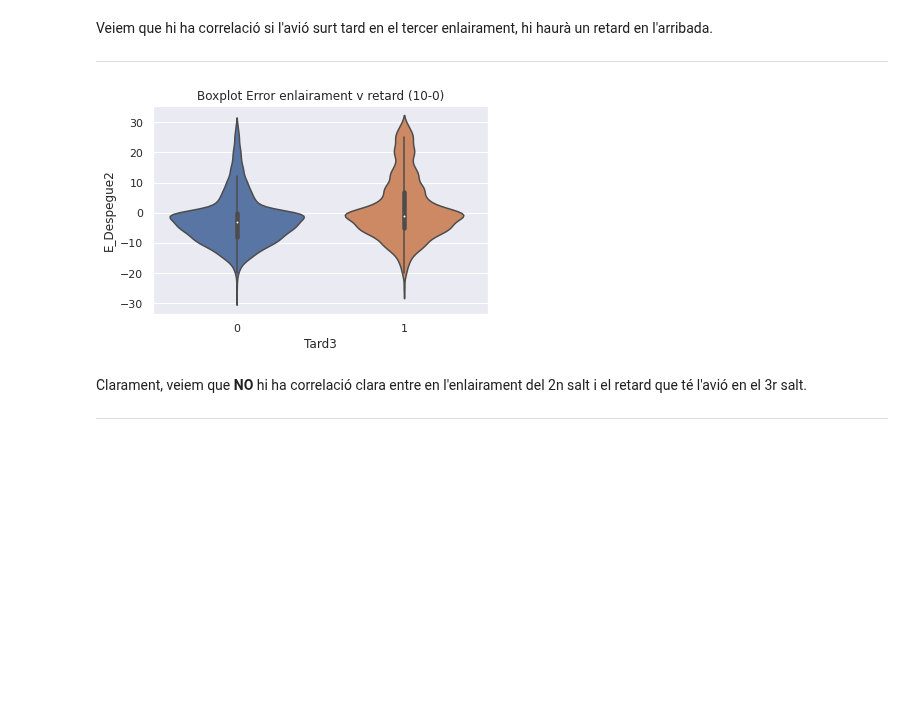
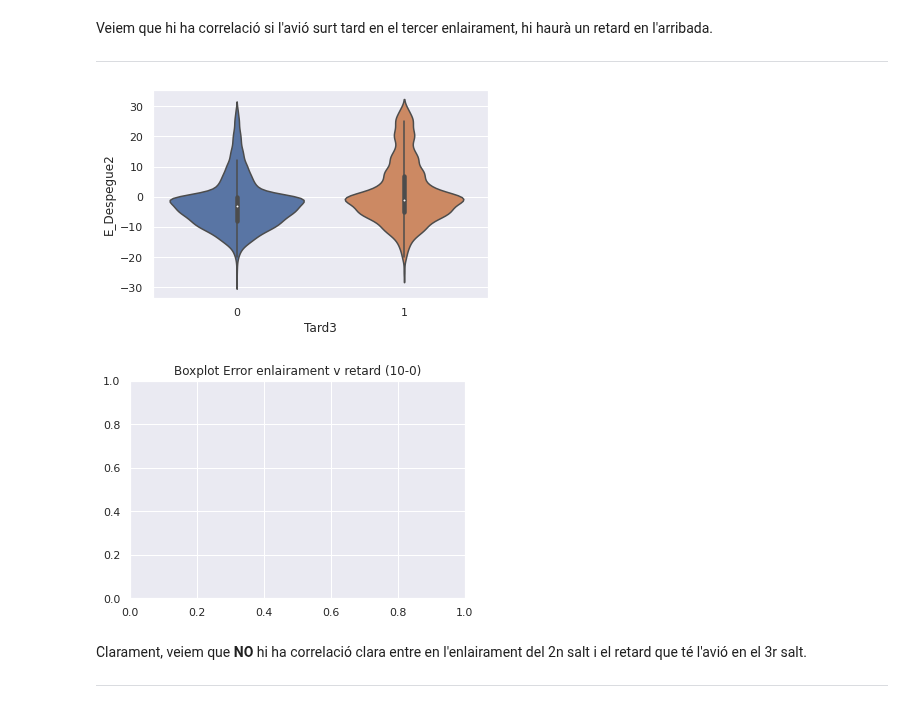
Before and after one commit to JMML2021/Entrega-projecte-final, a Jupyter notebook: 3.b Companyia Aerea Algoritmes d’aprenentatge supervisat.ipynb, the cells around one changed output. Cells and saved outputs as stored; diff of their text form; code cells hidden in the pictures; blank space fills up the shorter version.

```diff
--- a/3.b Companyia Aerea Algoritmes d’aprenentatge supervisat.ipynb
+++ b/3.b Companyia Aerea Algoritmes d’aprenentatge supervisat.ipynb
@@ -569,17 +562,18 @@ Veiem que hi ha correlació si l'avió surt tard en el tercer enlairament, hi ha
 # %%
 #@title Boxplot E arribada 3r salt v Error enlairament 2n salt
 fig, ax = plt.subplots(figsize=(6, 3.84))
 sns.violinplot(
         x     = 'Tard3',
         y     = 'E_Despegue2',
         data  = df2_sobremostrejat,
         #color = "white",
         ax    = ax
     )
-
+fig, ax = plt.subplots(figsize=(6, 4))
 ax.set_title('Boxplot Error enlairament v retard (10-0)');
 # %% [output]
-[figure, old version]
+[figure, new version]
+[figure, added]
 # %% [markdown]
 Clarament, veiem que **NO** hi ha correlació clara entre en l'enlairament del 2n salt i el retard que té l'avió en el 3r salt.
 
```
Also changed, not shown: parts of 14 cells of this notebook.
